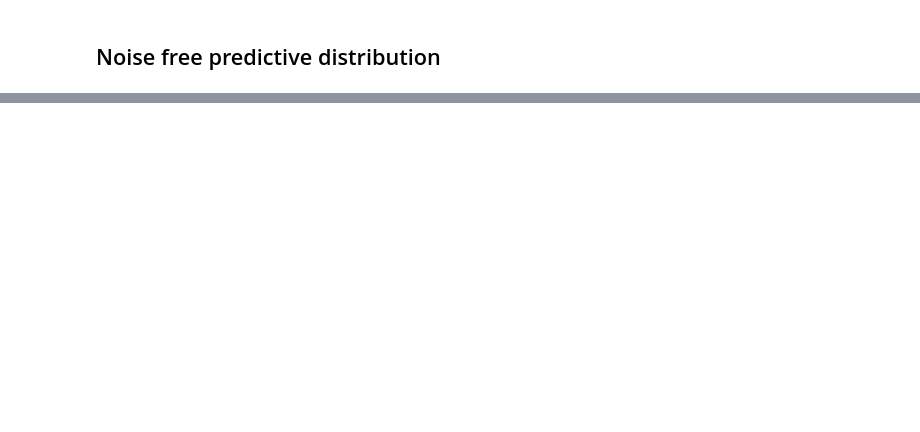
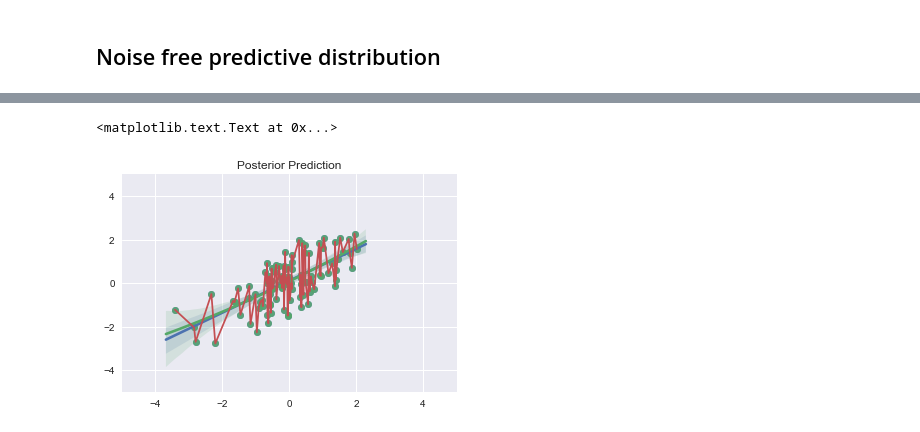
Before and after one commit to jonhilgart22/advanced_stats, a Jupyter notebook: final_project/Experimenting with GPs.ipynb, the cells around one changed output, grey strips where cells are left out. Cells and saved outputs as stored; diff of their text form; code cells hidden in the pictures; blank space fills up the shorter version.

```diff
--- a/final_project/Experimenting with GPs.ipynb
+++ b/final_project/Experimenting with GPs.ipynb
@@ -132,0 +246,13 @@ sp.stats.norm(
+# %%
+# random draws from the distrbution's posterior predictive
+predicted_points = predictive_normal_noisy.rvs(100).T
+sns.regplot(*predicted_points,order=1)
+
+sns.regplot(*predicted_points,order=2)
+plt.plot(*np.array(sorted(predicted_points.T, key=lambda x: x[0])).T) # plot them in order of smallest to largest
+plt.xlim(-5,5)
+plt.ylim(-5,5);
+plt.title('Posterior Prediction')
+# %% [output]
+<matplotlib.text.Text at 0x...>
+[figure, added]
```
Also changed, not shown: parts of 24 cells of this notebook.
